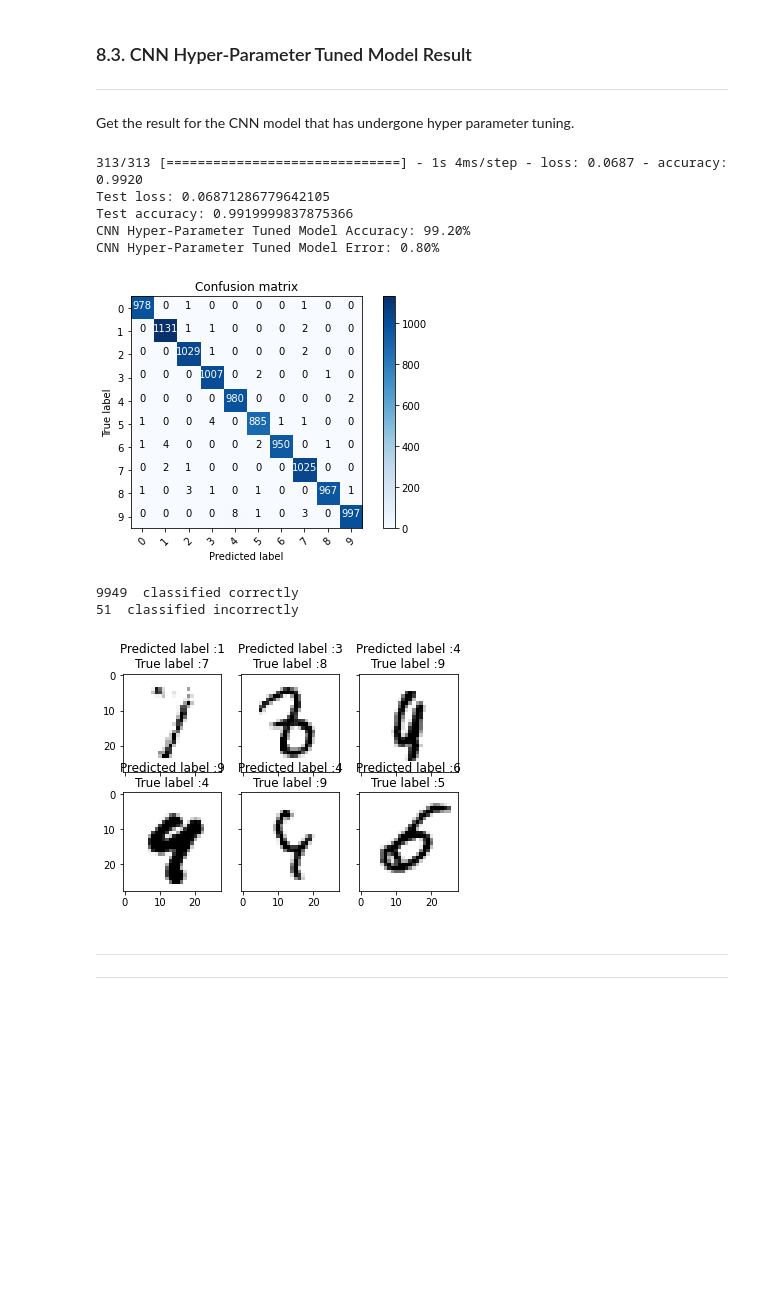
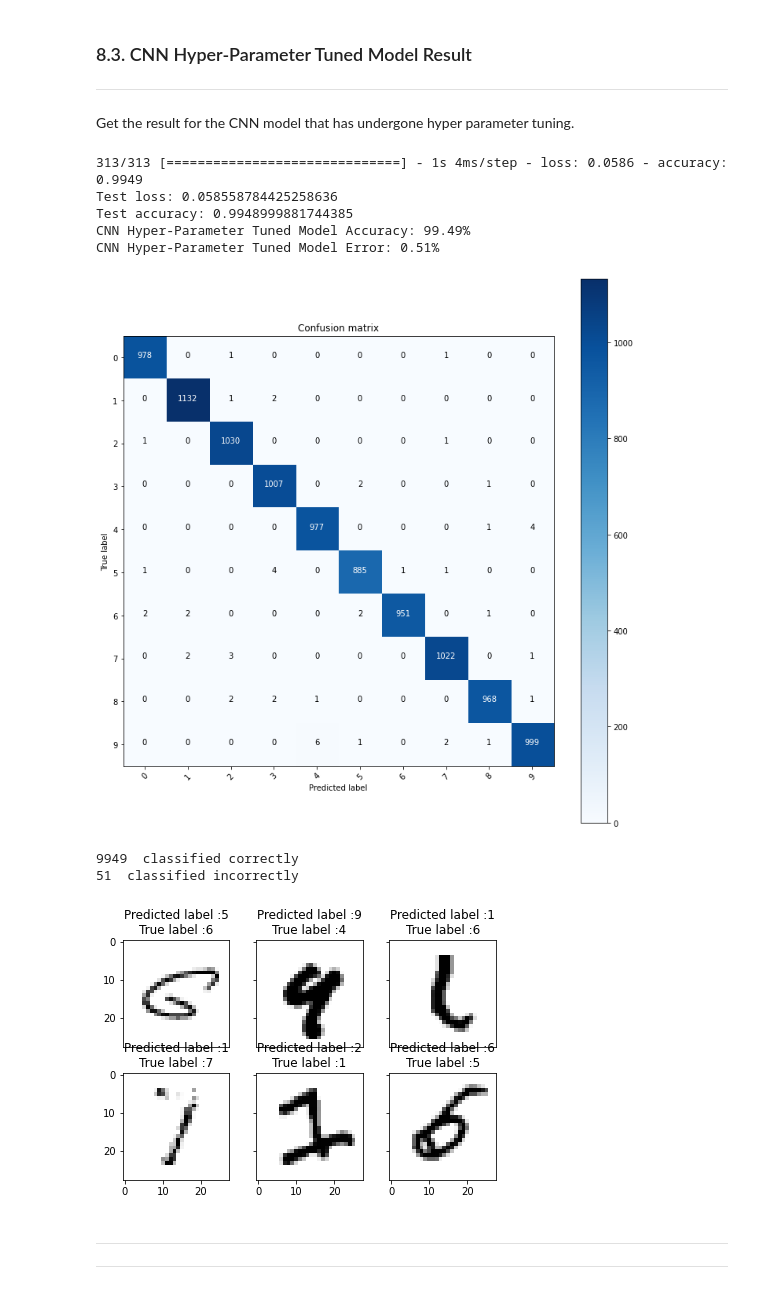
Before and after one commit to ngzhankang/Deep-Learning, a Jupyter notebook: Assignment_1.ipynb, the cells around one changed output. Cells and saved outputs as stored; diff of their text form; code cells hidden in the pictures; blank space fills up the shorter version.

Commit message:
Edits to final model

```diff
--- a/Assignment_1.ipynb
+++ b/Assignment_1.ipynb
@@ -936,11 +936,11 @@ datagen = ImageDataGenerator(
 datagen.fit(X_train)
 # %%
 # preview our augmented images here
-for X_batch, Y_batch in datagen.flow(X_train, Y_train, batch_size=100):
+for X_batch, Y_batch in datagen.flow(X_train, Y_train, batch_size=60000):
   for i in range(0, 9):
     plt.subplot(330 + 1 + i)
     plt.imshow(X_batch[i].reshape(28, 28), cmap=('gray'))
-    plt.tight_layout()
+  plt.tight_layout()
   plt.show()
   break
 
@@ -954,7 +954,6 @@ augmented_data_Y_train = np.concatenate((Y_train, Y_batch))
 history = model.fit(augmented_data_X_train,
                     augmented_data_Y_train,
                     batch_size=640,
-                    steps_per_epoch=60000//100,
                     epochs=60,
                     callbacks=[EarlyStopping(monitor='val_loss', patience=5), callbacks_list],
                     validation_data=(X_test, Y_test),
@@ -1260,11 +1259,11 @@ print("Test accuracy:", accuracy)
 print("CNN Hyper-Parameter Tuned Model Accuracy: %.2f%%" % (accuracy*100))
 print("CNN Hyper-Parameter Tuned Model Error: %.2f%%" % (100-accuracy*100))
 # %% [output]
-313/313 [==============================] - 1s 4ms/step - loss: 0.0687 - accuracy: 0.9920
-Test loss: 0.06871286779642105
-Test accuracy: 0.9919999837875366
-CNN Hyper-Parameter Tuned Model Accuracy: 99.20%
-CNN Hyper-Parameter Tuned Model Error: 0.80%
+313/313 [==============================] - 1s 4ms/step - loss: 0.0586 - accuracy: 0.9949
+Test loss: 0.058558784425258636
+Test accuracy: 0.9948999881744385
+CNN Hyper-Parameter Tuned Model Accuracy: 99.49%
+CNN Hyper-Parameter Tuned Model Error: 0.51%
 # %%
 # plot our confusion matrix here to see how many labels got misplaced
 def plot_confusion_matrix(cm, classes,
@@ -1275,38 +1274,39 @@ def plot_confusion_matrix(cm, classes,
     This function prints and plots the confusion matrix.
     Normalization can be applied by setting `normalize=True`.
     """
+    plt.figure(figsize=(10, 10)) # Set Figure
     plt.imshow(cm, interpolation='nearest', cmap=cmap)
     plt.title(title)
     plt.colorbar()
     tick_marks = np.arange(len(classes))
     plt.xticks(tick_marks, classes, rotation=45)
     plt.yticks(tick_marks, classes)
 
     if normalize:
         cm = cm.astype('float') / cm.sum(axis=1)[:, np.newaxis]
 
     thresh = cm.max() / 2.
     for i, j in itertools.product(range(cm.shape[0]), range(cm.shape[1])):
         plt.text(j, i, cm[i, j],
                  horizontalalignment="center",
                  color="white" if cm[i, j] > thresh else "black")
 
     plt.tight_layout()
     plt.ylabel('True label')
     plt.xlabel('Predicted label')
 
 # Predict the values from the validation dataset
 Y_pred = model.predict(X_test)
 # Convert predictions classes to one hot vectors
 Y_pred_classes = np.argmax(Y_pred,axis = 1)
 # Convert validation observations to one hot vectors
 Y_true = np.argmax(Y_test,axis = 1)
 # compute the confusion matrix
 confusion_mtx = confusion_matrix(Y_true, Y_pred_classes)
 # plot the confusion matrix
 plot_confusion_matrix(confusion_mtx, classes = range(10))
 # %% [output]
-[figure, old version]
+[figure, new version]
 # %%
 # Display some error results
 
@@ -1331,6 +1331,7 @@ def display_errors(errors_index,img_errors,pred_errors, obs_errors):
     nrows = 2
     ncols = 3
     fig, ax = plt.subplots(nrows,ncols,sharex=True,sharey=True)
+    plt.tight_layout()
     for row in range(nrows):
         for col in range(ncols):
             error = errors_index[n]
@@ -1358,7 +1359,7 @@ display_errors(most_important_errors, X_val_errors, Y_pred_classes_errors, Y_tru
 # %% [output]
 9949  classified correctly
 51  classified incorrectly
-[figure, old version]
+[figure, new version]
 # %% [markdown]
 ---
 ---
```
Also changed, not shown: parts of 9 cells of this notebook.
